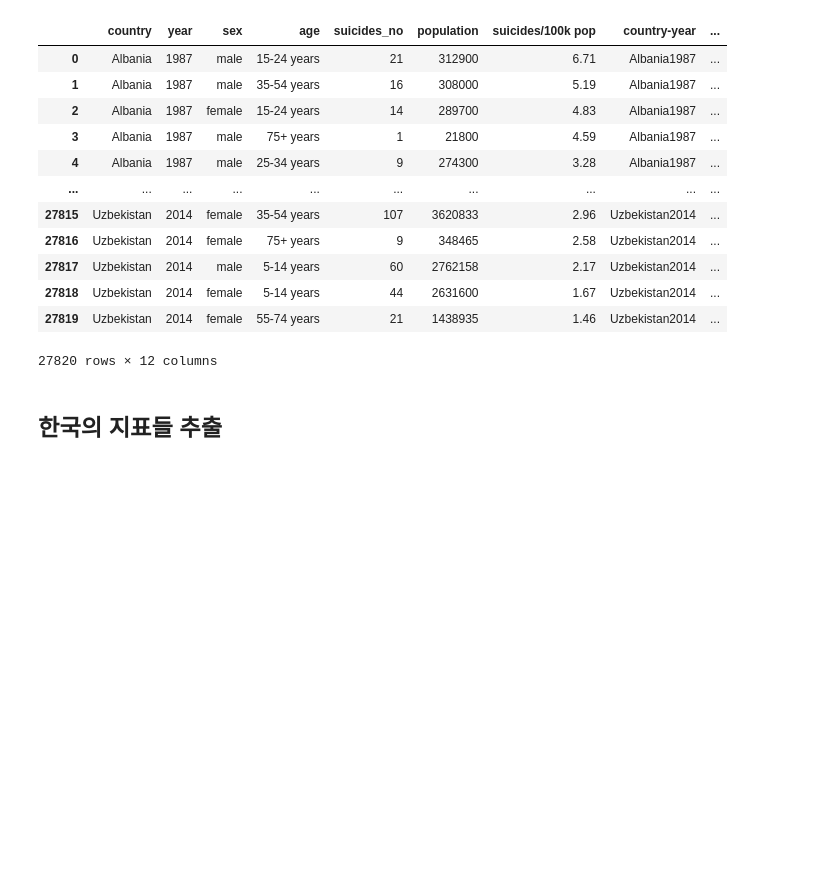
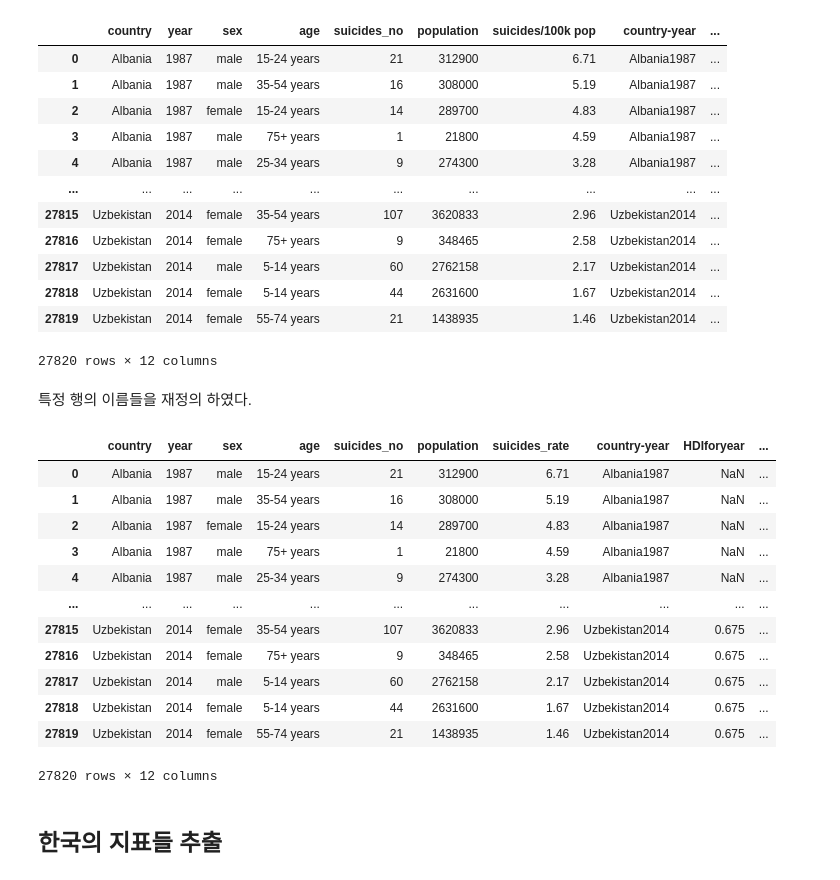
Before and after one commit to JH22222/DAP__, a Jupyter notebook: DAP_Assign.ipynb, the cells around one changed output. Saved outputs shown, nothing was run; the diff lists cells and outputs as text; code cells hidden in the pictures; blank space fills up the shorter version.

```diff
--- a/DAP_Assign.ipynb
+++ b/DAP_Assign.ipynb
@@ -28,6 +28,25 @@ df
 | 27818 | Uzbekistan | 2014 | female | 5-14 years | 44 | 2631600 | 1.67 | Uzbekistan2014 | ... |
 | 27819 | Uzbekistan | 2014 | female | 55-74 years | 21 | 1438935 | 1.46 | Uzbekistan2014 | ... |
 27820 rows × 12 columns
+# %% [markdown]
+특정 행의 이름들을 재정의 하였다.
+# %%
+df.rename(columns={'suicides/100k pop' : 'suicides_rate', 'HDI for year' : 'HDIforyear', 'gdp_for_year ($)' : 'gdp_for_year',
+                        'gdp_per_capita ($)' : 'gdp_per_capita' })
+# %% [output]
+|  | country | year | sex | age | suicides_no | population | suicides_rate | country-year | HDIforyear | ... |
+| 0 | Albania | 1987 | male | 15-24 years | 21 | 312900 | 6.71 | Albania1987 | NaN | ... |
+| 1 | Albania | 1987 | male | 35-54 years | 16 | 308000 | 5.19 | Albania1987 | NaN | ... |
+| 2 | Albania | 1987 | female | 15-24 years | 14 | 289700 | 4.83 | Albania1987 | NaN | ... |
+| 3 | Albania | 1987 | male | 75+ years | 1 | 21800 | 4.59 | Albania1987 | NaN | ... |
+| 4 | Albania | 1987 | male | 25-34 years | 9 | 274300 | 3.28 | Albania1987 | NaN | ... |
+| ... | ... | ... | ... | ... | ... | ... | ... | ... | ... | ... |
+| 27815 | Uzbekistan | 2014 | female | 35-54 years | 107 | 3620833 | 2.96 | Uzbekistan2014 | 0.675 | ... |
+| 27816 | Uzbekistan | 2014 | female | 75+ years | 9 | 348465 | 2.58 | Uzbekistan2014 | 0.675 | ... |
+| 27817 | Uzbekistan | 2014 | male | 5-14 years | 60 | 2762158 | 2.17 | Uzbekistan2014 | 0.675 | ... |
+| 27818 | Uzbekistan | 2014 | female | 5-14 years | 44 | 2631600 | 1.67 | Uzbekistan2014 | 0.675 | ... |
+| 27819 | Uzbekistan | 2014 | female | 55-74 years | 21 | 1438935 | 1.46 | Uzbekistan2014 | 0.675 | ... |
+27820 rows × 12 columns
 # %% [markdown]
 ## 한국의 지표들 추출
 # %%
```
Also changed, not shown: parts of 4 cells of this notebook.
